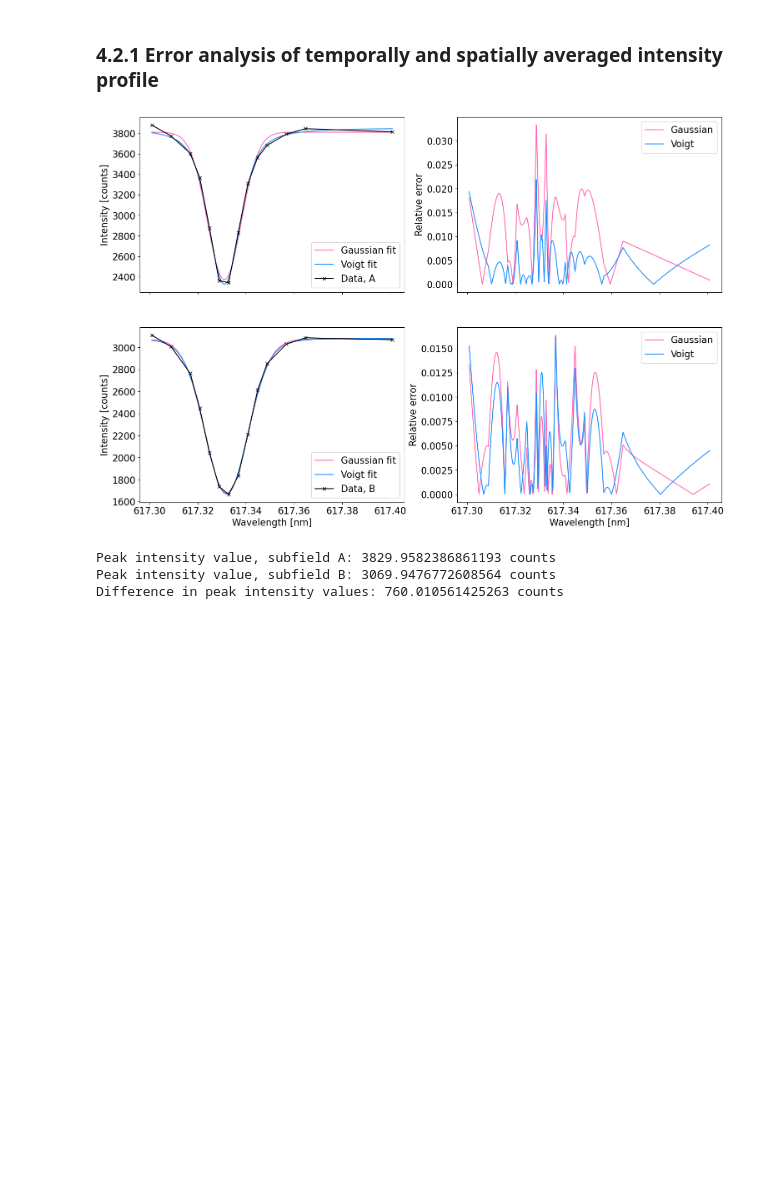
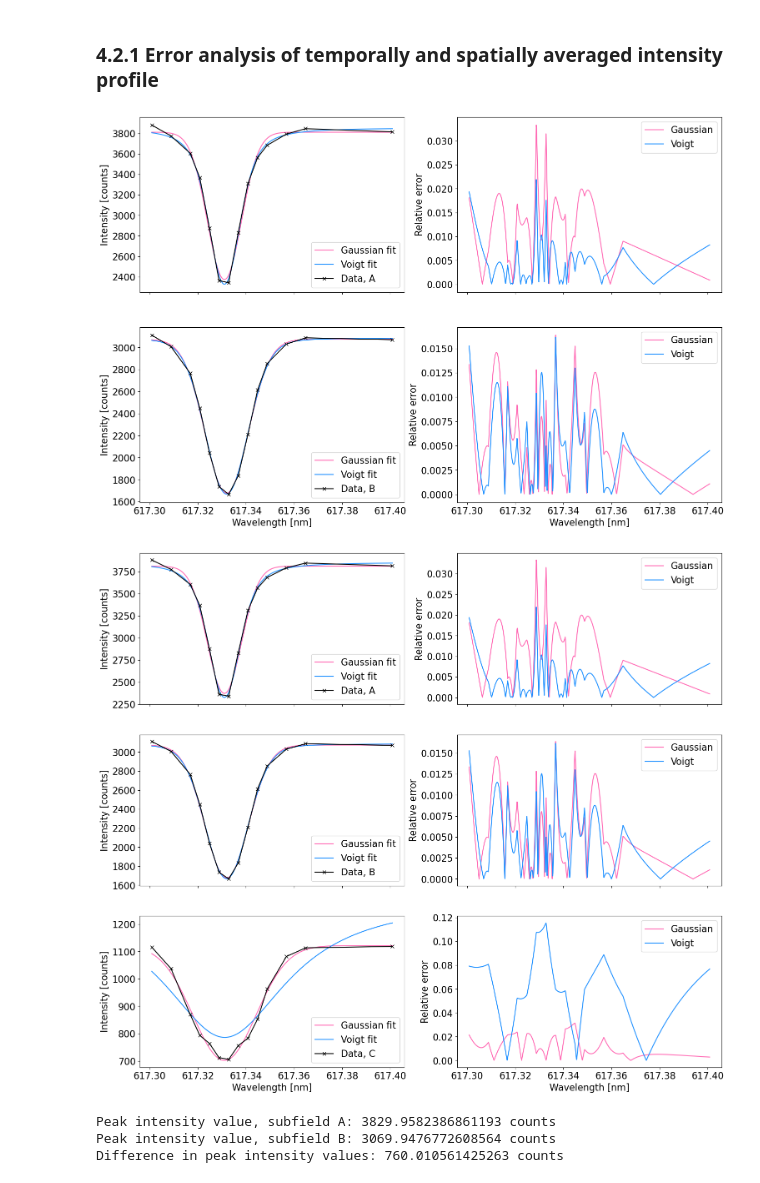
Before and after one commit to rebkabob/solar_and_stellar_physics, a Jupyter notebook: sst4_analysis.ipynb, the cells around one changed output. Saved outputs shown, nothing was run; the diff lists cells and outputs as text; code cells hidden in the pictures; blank space fills up the shorter version.

```diff
--- a/sst4_analysis.ipynb
+++ b/sst4_analysis.ipynb
@@ -378,6 +405,73 @@ for i in range(len(dataset)):
 plt.show()
 # %% [output]
 [figure]
+# %%
+dataset = [np.average(subfield_A, axis = (0, 2, 3)),
+           np.average(subfield_B, axis = (0, 2, 3)),
+           np.average(subfield_C, axis = (0, 2, 3))]
+dataname = ["A", "B", "C"]
+
+fig, ax = plt.subplots(3, 2, sharex = True, figsize = (18, 16))
+for i in range(len(dataset)):
+
+    # Create the interpolator using linear interpolation
+    y_data = dataset[i]
+    x_data = wavelength
+    x_interpolated = np.linspace(x_data.min(), x_data.max(), 1000)
+    interpolator = interp1d(x_data, y_data, kind='linear')
+
+    # Use the interpolator to compute y values at new x points
+    y_interpolated = interpolator(x_interpolated)
+
+    # Parameters for curve fit
+    background_level_guess = np.max(y_data)                             # Baseline level
+    amplitude_guess = - (np.max(y_data) - np.min(y_data))    # Dip depth
+    mean_guess = np.mean(wavelength)                                               # Center of the dip
+
+    # Find FWHM
+    peak_max = np.max(y_data) - np.min(y_data)
+    half_max = peak_max / 2 + np.min(y_data)
+    thr = 5
+    indices = np.logical_and(y_interpolated > half_max - thr, y_interpolated < half_max + thr)
+    search = np.where(indices == True)[0]
+    if search.size < 2:
+        print("No FWHM found")
+        continue
+    fwhm = x_interpolated[search[-1]] - x_interpolated[search[0]]
+    sigma_guess =  fwhm       # Width of the Gaussian component
+    gamma_guess = sigma_guess
+
+    # gaussian
+    initial_guesses_gauss = [amplitude_guess, mean_guess, sigma_guess, background_level_guess]
+    popt_gauss, pcov_gauss = curve_fit(_gaussian, x_interpolated, y_interpolated, p0=initial_guesses_gauss, maxfev=5000)
+
+    # voigt
+    initial_guesses_voigt = [amplitude_guess, mean_guess, sigma_guess, gamma_guess, background_level_guess]
+    popt_voigt, pcov_voigt = curve_fit(_voigt, x_interpolated, y_interpolated, p0=initial_guesses_voigt, maxfev=5000)
+
+    rel_err_gauss = np.abs( _gaussian(x_interpolated, *popt_gauss) - y_interpolated ) / y_interpolated
+    rel_err_voigt = np.abs( _voigt(x_interpolated, *popt_voigt) - y_interpolated ) / y_interpolated
+
+    ax[i, 0].plot(x_interpolated, _gaussian(x_interpolated, *popt_gauss), color = 'hotpink', ls = '-', label=f'Gaussian fit')
+    ax[i, 0].plot(x_interpolated, _voigt(x_interpolated, *popt_voigt), color='dodgerblue', ls ='-', label=f'Voigt fit')
+    ax[i, 0].plot(x_data, y_data, 'kx-', label=f'Data, {dataname[i]}')
+    ax[i, 0].legend()
+
+    ax[i, 1].plot(x_interpolated, rel_err_gauss, color = 'hotpink', ls = '-', label='Gaussian')
+    ax[i, 1].plot(x_interpolated, rel_err_voigt, color = 'dodgerblue', ls = '-', label='Voigt')
+    ax[i, 1].legend()
+
+    if i > 1:
+        ax[i, 0].set_xlabel("Wavelength [nm]")
+        ax[i, 1].set_xlabel("Wavelength [nm]")
+    ax[i, 0].set_ylabel("Intensity [counts]")
+    ax[i, 1].set_ylabel("Relative error")
+
+    #plt.savefig("figures/rel_err_gauss_voigt_A_B_C.png")
+
+plt.show()
+# %% [output]
+[figure, added]
 # %%
 counts, bin_edges = np.histogram(A_voigt_avg, bins = 100)
 max_count_index_A = np.argmax(counts)
```
Also changed, not shown: parts of 3 cells of this notebook, 1 other file.
